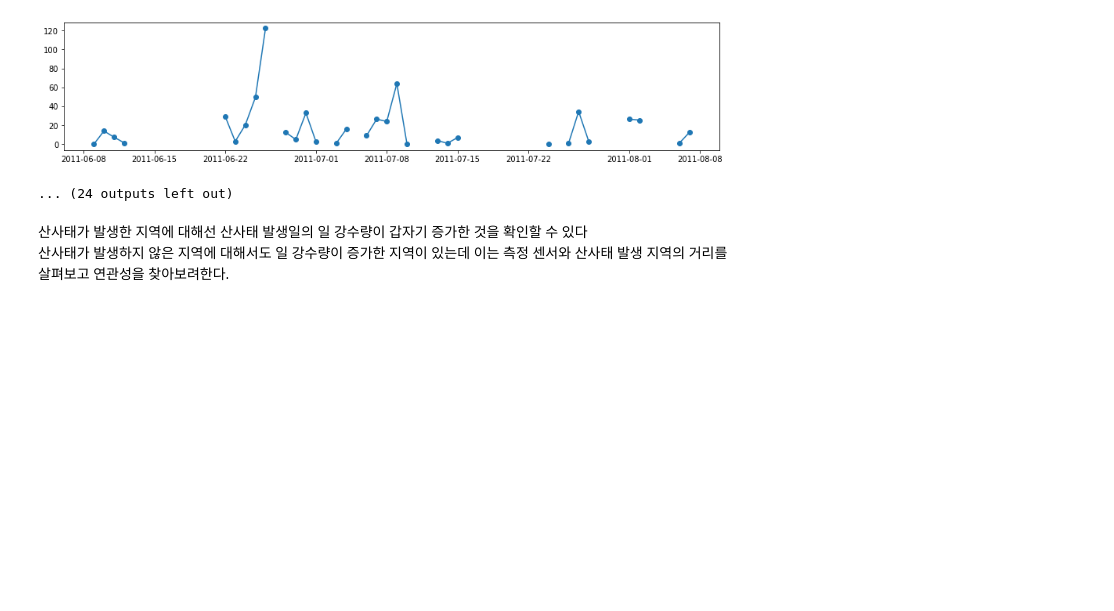
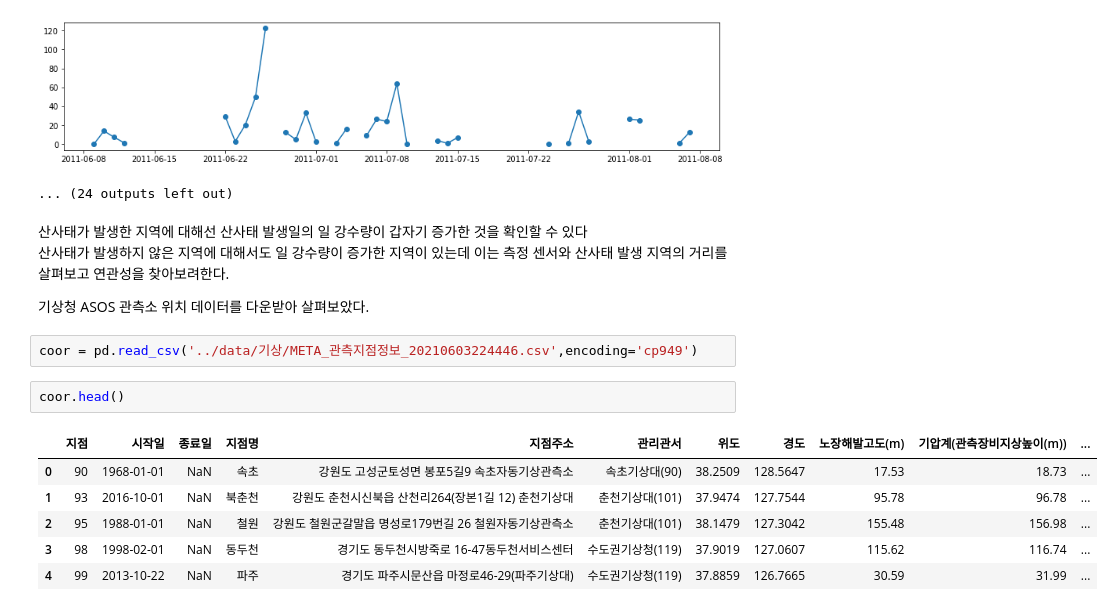
Before and after one commit to Deep-Environment/weather_bigcon_2021, a Jupyter notebook: src/산사태 데이터와 기상 데이터 탐색.ipynb, the cells around one changed output. Cells and saved outputs as stored; diff of their text form; blank space fills up the shorter version.

```diff
--- a/src/산사태 데이터와 기상 데이터 탐색.ipynb
+++ b/src/산사태 데이터와 기상 데이터 탐색.ipynb
@@ -135,3 +131,16 @@ for region in Nrain_0709:
 # %% [markdown]
 산사태가 발생한 지역에 대해선 산사태 발생일의 일 강수량이 갑자기 증가한 것을 확인할 수 있다
 산사태가 발생하지 않은 지역에 대해서도 일 강수량이 증가한 지역이 있는데 이는 측정 센서와 산사태 발생 지역의 거리를 살펴보고 연관성을 찾아보려한다.
+
+기상청 ASOS 관측소 위치 데이터를 다운받아 살펴보았다.
+# %%
+coor = pd.read_csv('../data/기상/META_관측지점정보_20210603224446.csv',encoding='cp949')
+# %%
+coor.head()
+# %% [output]
+|  | 지점 | 시작일 | 종료일 | 지점명 | 지점주소 | 관리관서 | 위도 | 경도 | 노장해발고도(m) | 기압계(관측장비지상높이(m)) | ... |
+| 0 | 90 | 1968-01-01 | NaN | 속초 | 강원도 고성군토성면 봉포5길9 속초자동기상관측소 | 속초기상대(90) | 38.2509 | 128.5647 | 17.53 | 18.73 | ... |
+| 1 | 93 | 2016-10-01 | NaN | 북춘천 | 강원도 춘천시신북읍 산천리264(장본1길 12) 춘천기상대 | 춘천기상대(101) | 37.9474 | 127.7544 | 95.78 | 96.78 | ... |
+| 2 | 95 | 1988-01-01 | NaN | 철원 | 강원도 철원군갈말읍 명성로179번길 26 철원자동기상관측소 | 춘천기상대(101) | 38.1479 | 127.3042 | 155.48 | 156.98 | ... |
+| 3 | 98 | 1998-02-01 | NaN | 동두천 | 경기도 동두천시방죽로 16-47동두천서비스센터 | 수도권기상청(119) | 37.9019 | 127.0607 | 115.62 | 116.74 | ... |
+| 4 | 99 | 2013-10-22 | NaN | 파주 | 경기도 파주시문산읍 마정로46-29(파주기상대) | 수도권기상청(119) | 37.8859 | 126.7665 | 30.59 | 31.99 | ... |
```
Also changed, not shown: parts of 12 cells of this notebook.
